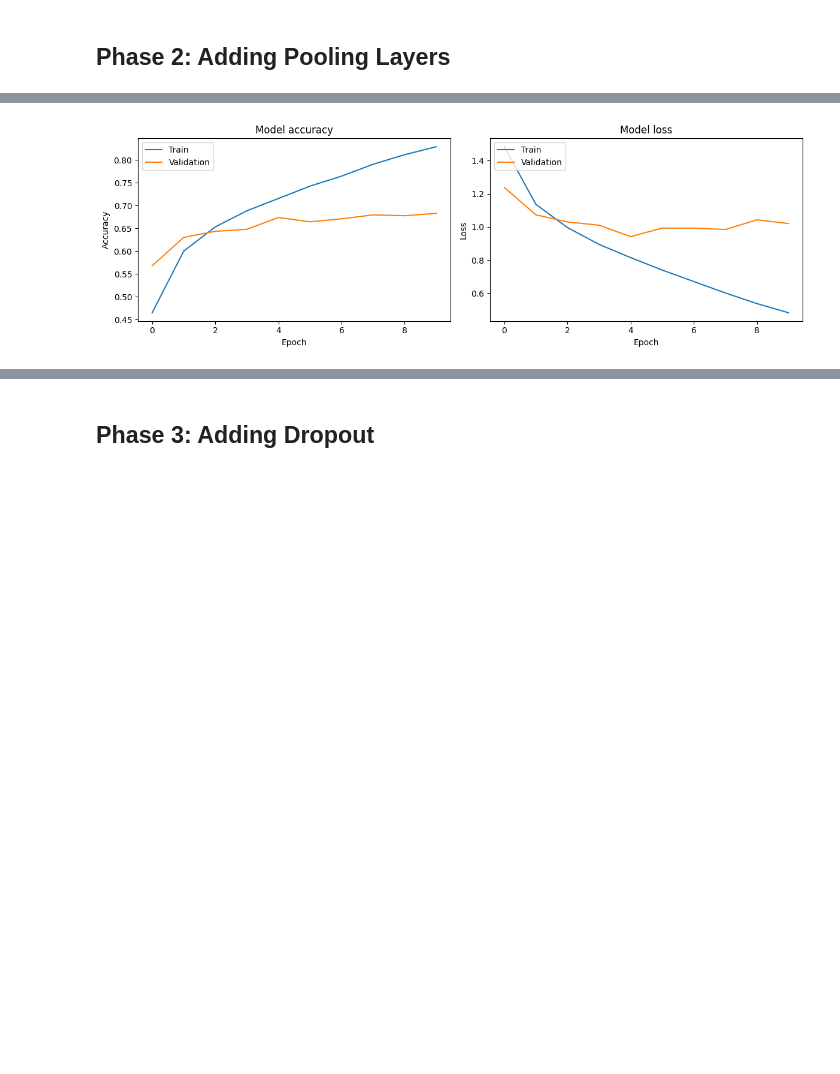
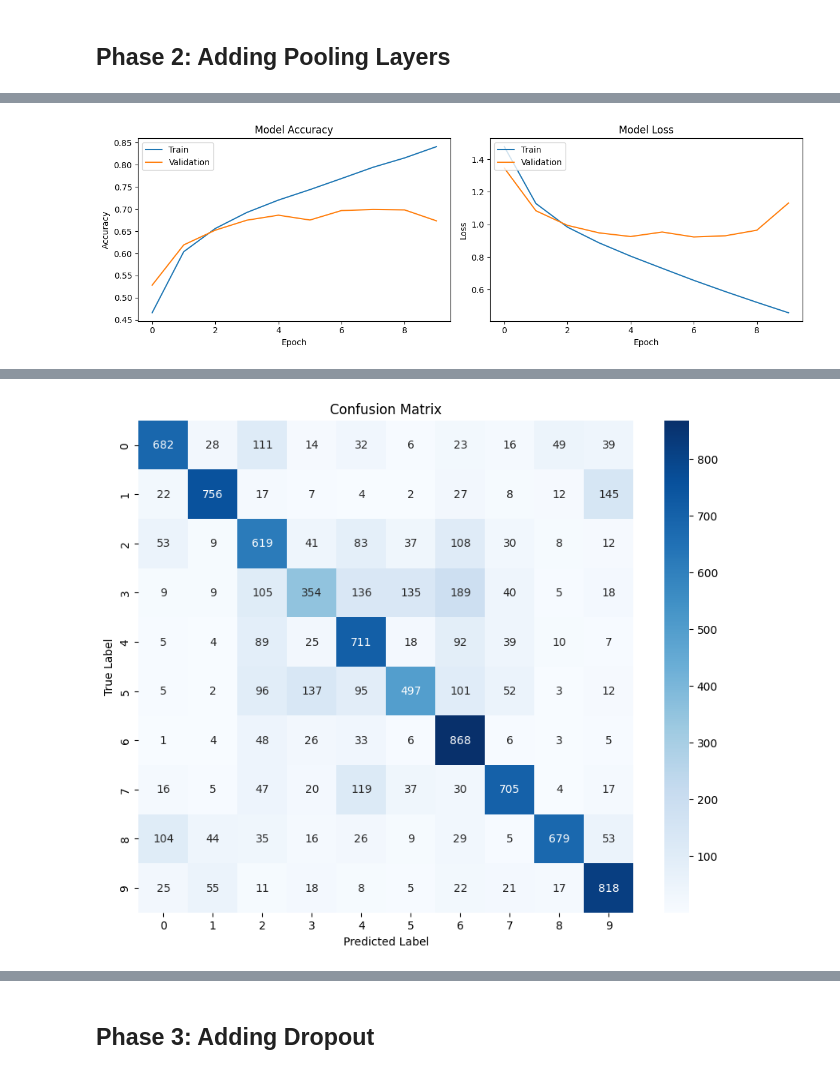
Before and after one commit to iamharkirat/BMI598, a Jupyter notebook: P5.ipynb, the cells around one changed output, grey strips where cells are left out. Saved outputs shown, nothing was run; the diff lists cells and outputs as text; code cells hidden in the pictures; blank space fills up the shorter version.

```diff
--- a/P5.ipynb
+++ b/P5.ipynb
@@ -99,30 +149,81 @@ model.compile(optimizer='adam', loss='categorical_crossentropy', metrics=['accur
 # %%
-history = model.fit(X_train, y_train, epochs=10, validation_split=0.2)
+# ---------------------- Model Definition ---------------------- #
+# Building a simpler CNN model
+model = tf.keras.models.Sequential([
+    # First convolutional block
+    tf.keras.layers.Conv2D(32, (3,3), activation='relu', input_shape=(32, 32, 3)),
+    tf.keras.layers.MaxPooling2D(2,2),
 
-# Evaluate on test set
+    # Second convolutional block
+    tf.keras.layers.Conv2D(64, (3,3), activation='relu'),
+    tf.keras.layers.MaxPooling2D(2,2),
+
+    # Flattening and fully connected layers
+    tf.keras.layers.Flatten(),
+    tf.keras.layers.Dense(128, activation='relu'),
+    tf.keras.layers.Dense(10, activation='softmax')
+])
+
+print("Model defined.")
+
+# ---------------------- Model Compilation ---------------------- #
+model.compile(optimizer='adam', loss='categorical_crossentropy', metrics=['accuracy'])
+print("Model compiled.")
+
+# ---------------------- Training the Model ---------------------- #
+print("Starting model training...")
+history = model.fit(
+    X_train,
+    y_train,
+    epochs=10,
+    validation_split=0.2
+)
+print("Model training complete.")
+
+# ---------------------- Evaluating the Model ---------------------- #
 test_loss, test_acc = model.evaluate(X_test, y_test)
-print("Test Accuracy: ", test_acc)
+print(f"Test Accuracy: {test_acc:.4f}")
 
-# Plot training & validation accuracy values
+# ---------------------- Visualization ---------------------- #
+# Plotting training & validation accuracy and loss values
 plt.figure(figsize=(12, 4))
 
+# Plotting accuracy values
 plt.subplot(1, 2, 1)
 plt.plot(history.history['accuracy'])
 plt.plot(history.history['val_accuracy'])
-plt.title('Model accuracy')
+plt.title('Model Accuracy')
 plt.ylabel('Accuracy')
 plt.xlabel('Epoch')
 plt.legend(['Train', 'Validation'], loc='upper left')
 
-# Plot training & validation loss values
+# Plotting loss values
 plt.subplot(1, 2, 2)
 plt.plot(history.history['loss'])
 plt.plot(history.history['val_loss'])
-plt.title('Model loss')
+plt.title('Model Loss')
 plt.ylabel('Loss')
 plt.xlabel('Epoch')
 plt.legend(['Train', 'Validation'], loc='upper left')
 
 plt.tight_layout()
 plt.show()
+
+# ---------------------- Classification Metrics ---------------------- #
+# Predicting classes for the test set
+y_pred = model.predict(X_test)
+y_pred_classes = np.argmax(y_pred, axis=1)
+y_true = np.argmax(y_test, axis=1)
+
+# Generating and visualizing the confusion matrix
+confusion_mtx = confusion_matrix(y_true, y_pred_classes)
+plt.figure(figsize=(10, 8))
+sns.heatmap(confusion_mtx, annot=True, fmt='d', cmap='Blues')
+plt.xlabel('Predicted Label')
+plt.ylabel('True Label')
+plt.title('Confusion Matrix')
+plt.show()
+
+# Displaying the classification report
+print("Classification Report:\n", classification_report(y_true, y_pred_classes))
 # %% [output]
@@ -146 +247 @@ Test Accuracy:  0.6800000071525574
-[figure, old version]
+[figure, new version]
@@ -146,0 +249 @@ Test Accuracy:  0.6800000071525574
+[figure, added]
```
Also changed, not shown: parts of 13 cells of this notebook.
